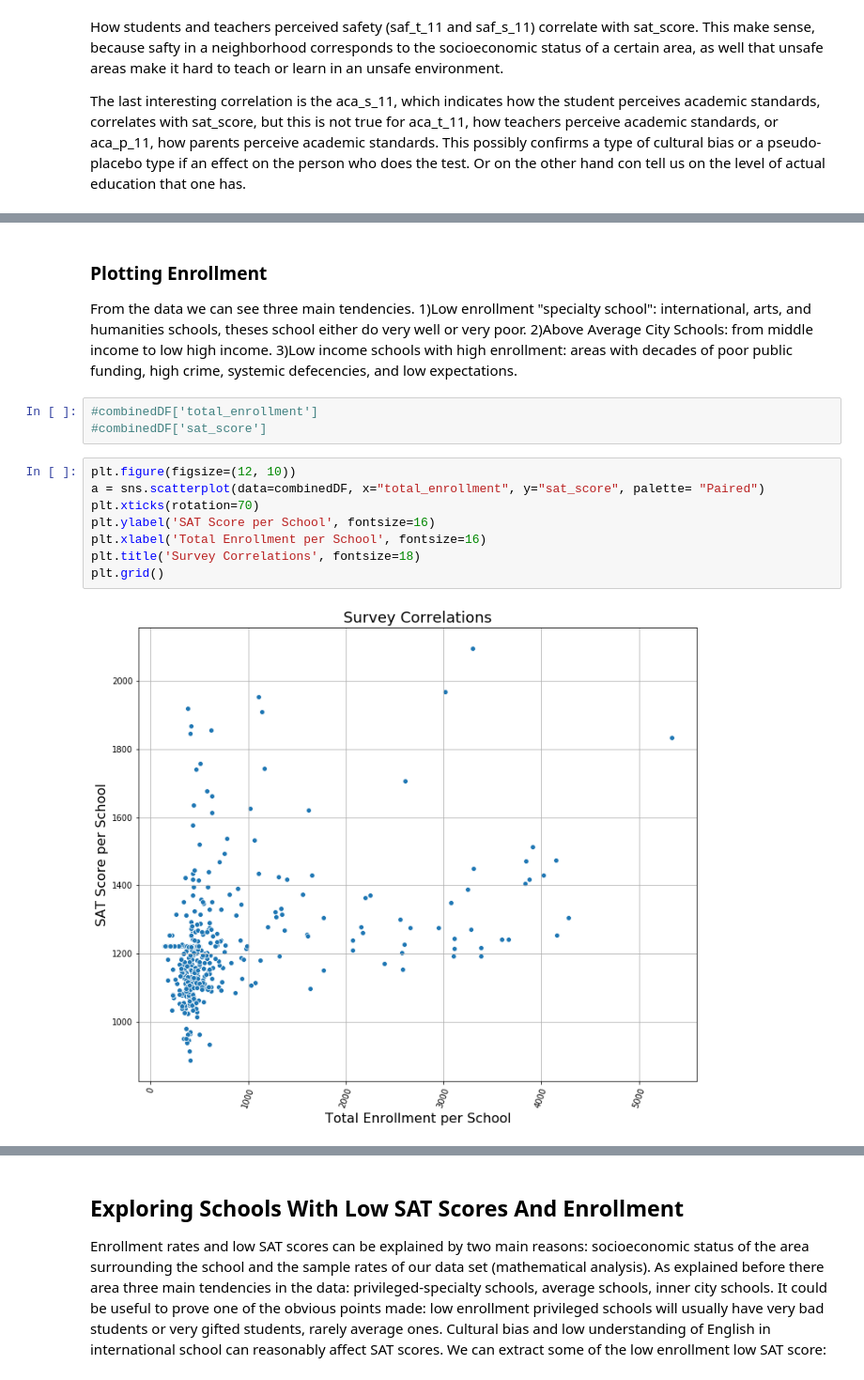
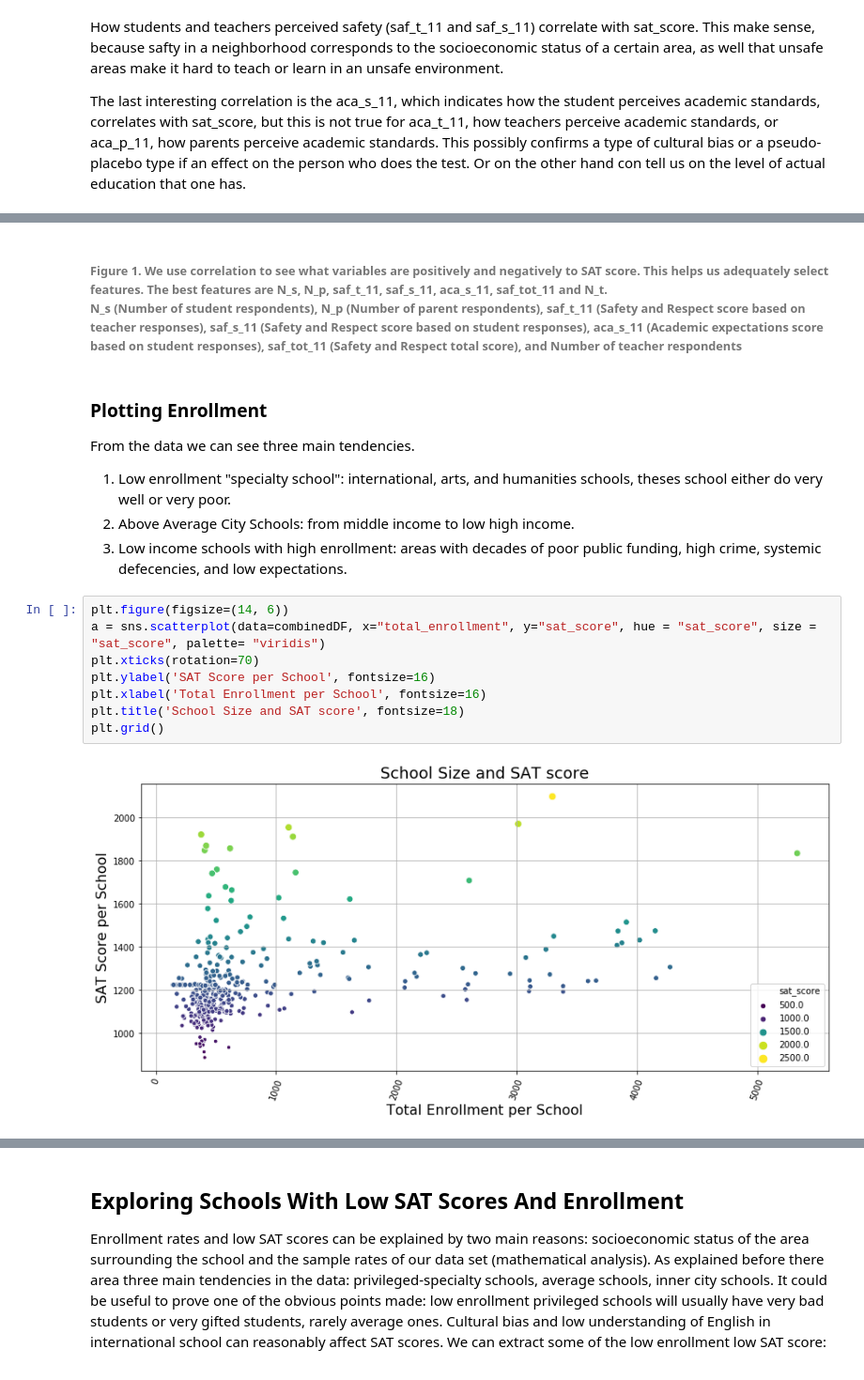
Before and after one commit to Tlacateccatl/NYC-SAT-Analysis, a Jupyter notebook: NYC School Analysis.ipynb, the cells around one changed output, grey strips where cells are left out. Shown at 94% size. Saved outputs shown, nothing was run; the diff lists cells and outputs as text.

```diff
--- a/NYC School Analysis.ipynb
+++ b/NYC School Analysis.ipynb
@@ -479,19 +516,18 @@ plt.grid()
+# %% [markdown]
+###### **Figure 1.** We use correlation to see what variables are positively and negatively to SAT score. This helps us adequately select features. The best features are N_s, N_p, saf_t_11, saf_s_11, aca_s_11, saf_tot_11 and N_t. <br> N_s (Number of student respondents), N_p (Number of parent respondents), saf_t_11 (Safety and Respect score based on teacher responses), saf_s_11 (Safety and Respect score based on student responses), aca_s_11 (Academic expectations score based on student responses), saf_tot_11 (Safety and Respect total score), and Number of teacher respondents
 # %% [markdown]
 ### Plotting Enrollment
 From the data we can see three main tendencies.
-    1)Low enrollment "specialty school": international, arts, and humanities schools, theses school either do very well or very poor.
-    2)Above Average City Schools: from middle income to low high income.
-    3)Low income schools with high enrollment: areas with decades of poor public funding, high crime, systemic defecencies, and low expectations.
+   1. Low enrollment "specialty school": international, arts, and humanities schools, theses school either do very well or very poor.
+   2. Above Average City Schools: from middle income to low high income.
+   3. Low income schools with high enrollment: areas with decades of poor public funding, high crime, systemic defecencies, and low expectations.
-# %%
-#combinedDF['total_enrollment']
-#combinedDF['sat_score']
 # %%
-plt.figure(figsize=(12, 10))
-a = sns.scatterplot(data=combinedDF, x="total_enrollment", y="sat_score", palette= "Paired")
+plt.figure(figsize=(14, 6))
+a = sns.scatterplot(data=combinedDF, x="total_enrollment", y="sat_score", hue = "sat_score", size = "sat_score", palette= "viridis")
 plt.xticks(rotation=70)
 plt.ylabel('SAT Score per School', fontsize=16)
 plt.xlabel('Total Enrollment per School', fontsize=16)
-plt.title('Survey Correlations', fontsize=18)
+plt.title('School Size and SAT score', fontsize=18)
 plt.grid()
 # %% [output]
-[figure, old version]
+[figure, new version]
```
Also changed, not shown: parts of 49 cells of this notebook, 1 other file.
